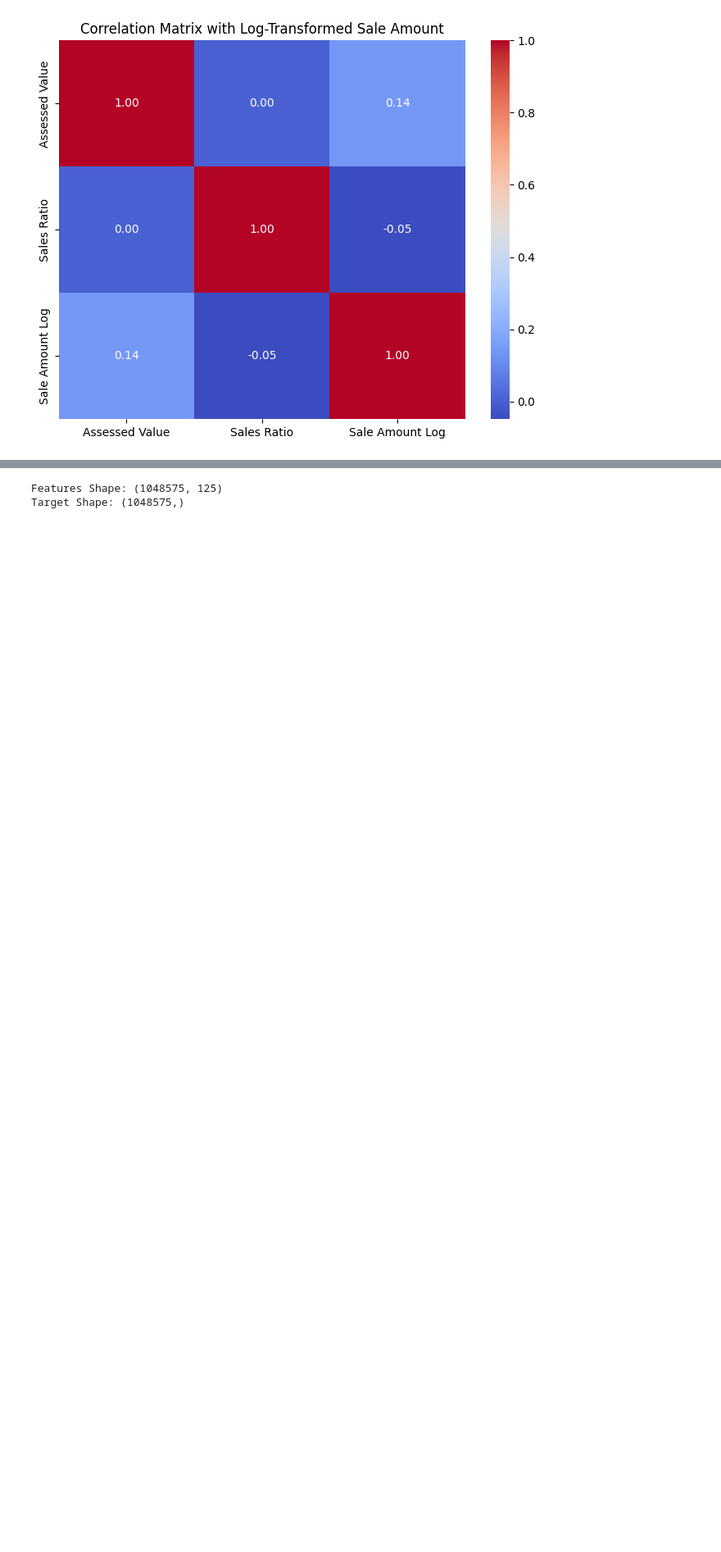
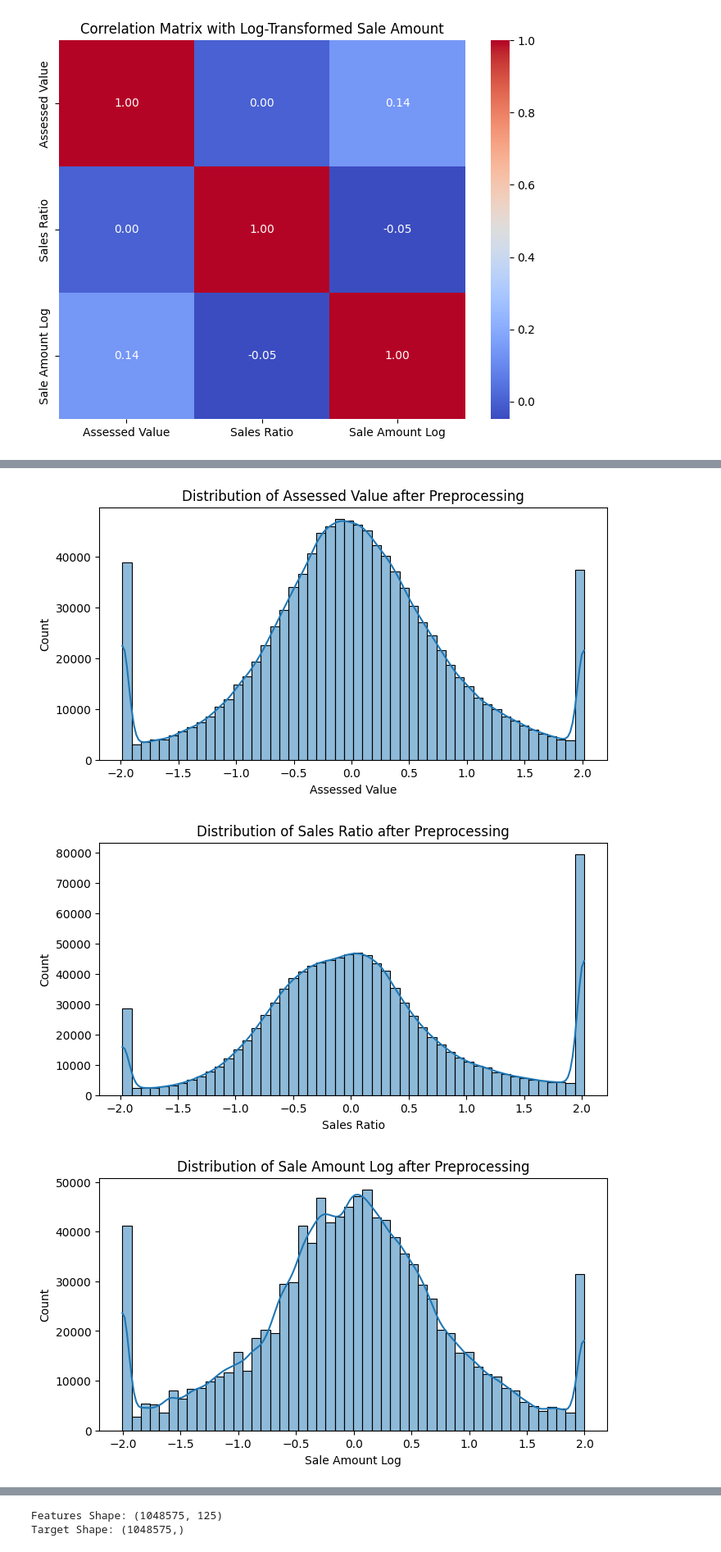
Before and after one commit to kushal-jaat/ASD-assignment-3, a Jupyter notebook: salesdata.ipynb, the cells around one changed output, grey strips where cells are left out. Shown at 82% size. Saved outputs shown, nothing was run; the diff lists cells and outputs as text; code cells hidden in the pictures; blank space fills up the shorter version.

```diff
--- a/salesdata.ipynb
+++ b/salesdata.ipynb
@@ -424,0 +413,9 @@ Columns in the Cleaned Dataset: ['Assessed Value', 'Sales Ratio', 'Sale Amount L
+# %%
+# Apply Percentile Capping
+for col in sales_data.select_dtypes(include=['float64', 'int64']).columns:
+    lower_bound = sales_data[col].quantile(0.01)  # 1st percentile
+    upper_bound = sales_data[col].quantile(0.99)  # 99th percentile
+    sales_data[col] = sales_data[col].clip(lower=lower_bound, upper=upper_bound)
+
+print("Percentile Capping applied.")
+print(sales_data.describe())
@@ -424,0 +526,13 @@ Columns in the Cleaned Dataset: ['Assessed Value', 'Sales Ratio', 'Sale Amount L
+# %%
+# Define columns to check for outliers
+numeric_cols_to_check = ['Assessed Value', 'Sales Ratio','Sale Amount Log']
+
+# Identify outliers using IQR
+for col in numeric_cols_to_check:
+    Q1 = sales_data[col].quantile(0.25)
+    Q3 = sales_data[col].quantile(0.75)
+    IQR = Q3 - Q1
+    lower_bound = Q1 - 1.5 * IQR
+    upper_bound = Q3 + 1.5 * IQR
+    outliers = sales_data[(sales_data[col] < lower_bound) | (sales_data[col] > upper_bound)]
+    print(f"Column '{col}': {len(outliers)} outliers detected.")
@@ -424,0 +543,12 @@ Columns in the Cleaned Dataset: ['Assessed Value', 'Sales Ratio', 'Sale Amount L
+# %%
+from sklearn.preprocessing import RobustScaler
+
+# Robust Scaling
+scaler = RobustScaler()
+scaled_data = scaler.fit_transform(sales_data)
+
+# Convert scaled data back to a DataFrame
+sales_data_scaled = pd.DataFrame(scaled_data, columns=sales_data.columns)
+
+print("Robust Scaling applied.")
+print(sales_data_scaled.describe())
@@ -424,0 +573,14 @@ Columns in the Cleaned Dataset: ['Assessed Value', 'Sales Ratio', 'Sale Amount L
+# %%
+import matplotlib.pyplot as plt
+import seaborn as sns
+
+# Visualize distributions for key numeric columns
+for col in ['Assessed Value', 'Sales Ratio', 'Sale Amount Log']:
+    plt.figure(figsize=(8, 4))
+    sns.histplot(sales_data_scaled[col], kde=True, bins=50)
+    plt.title(f"Distribution of {col} after Preprocessing")
+    plt.show()
+# %% [output]
+[figure, added]
+[figure, added]
+[figure, added]
```
Also changed, not shown: parts of 65 cells of this notebook.
